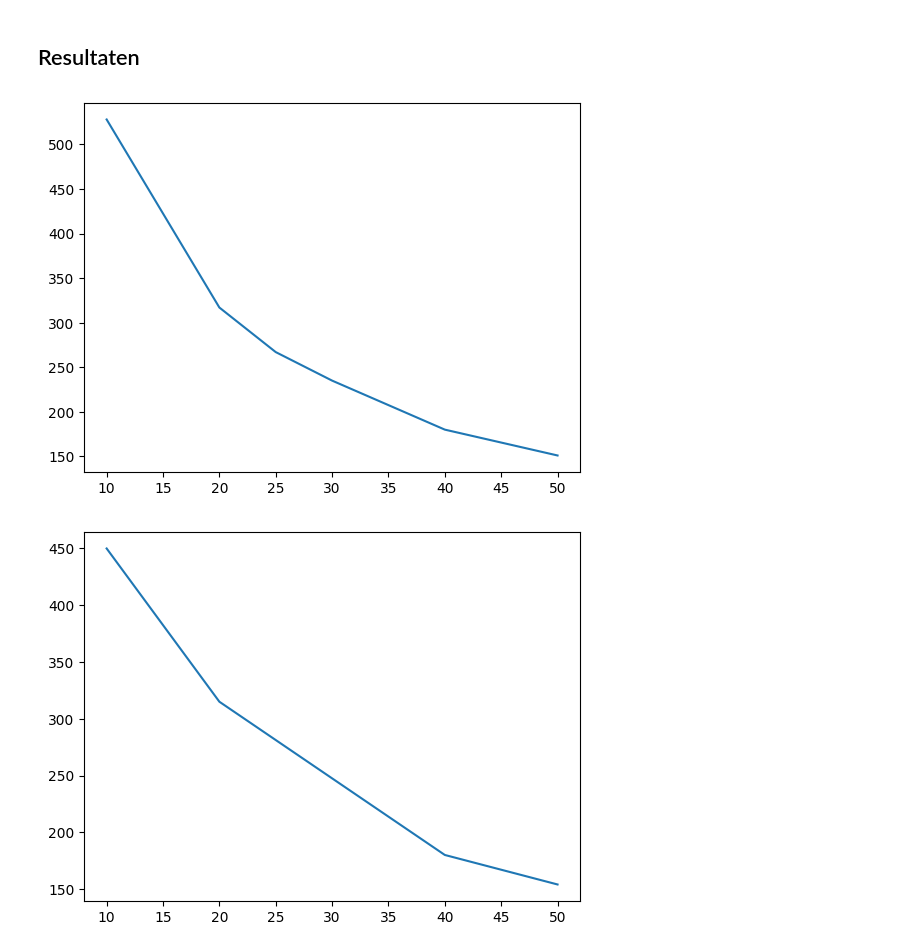
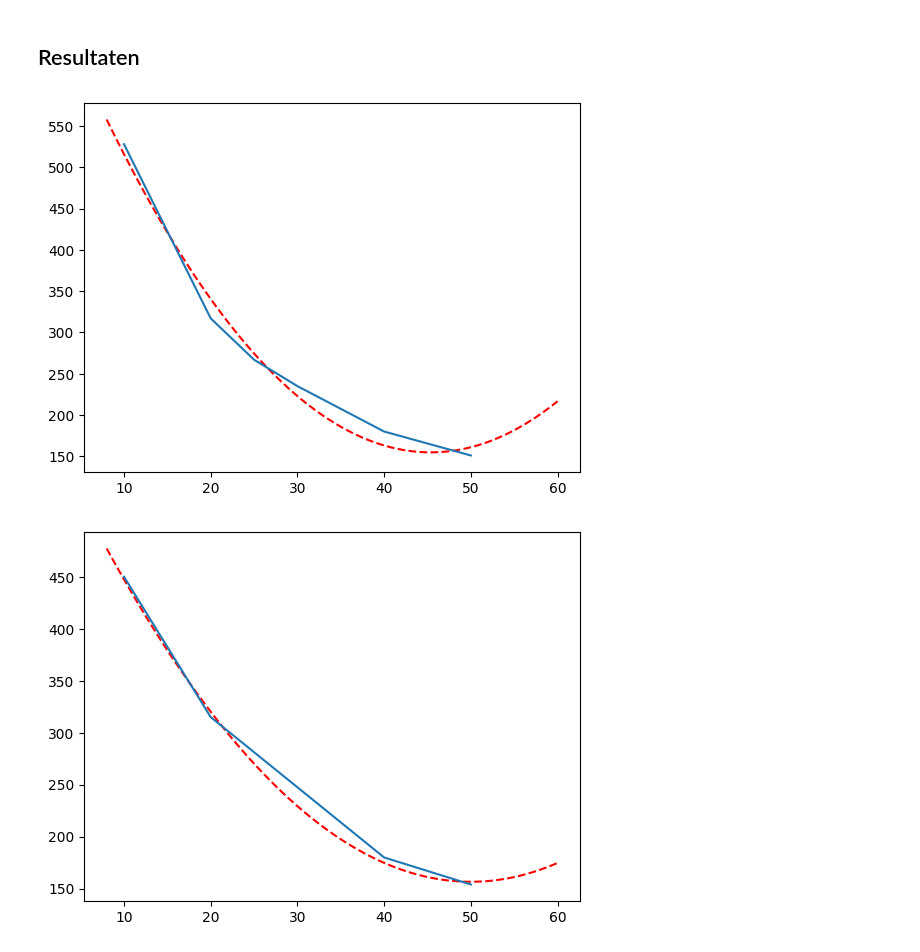
Before and after one commit to MikaBarDEV/IP-2-thermolab, a Jupyter notebook: Content/Labs/druksensorijken.ipynb, the cells around one changed output. Drawn from its saved outputs; the diff is of its cells as text; code cells hidden in the pictures.

```diff
--- a/Content/Labs/druksensorijken.ipynb
+++ b/Content/Labs/druksensorijken.ipynb
@@ -69,18 +69,34 @@ Maak gebruik van een systematische fout in het volume om het volume van de tube
 # %%
 import numpy as np
 import matplotlib.pyplot as plt
+from scipy.optimize import curve_fit
+
+def function_fit(x,a,b,c):
+    return a*x**2+b*x+c
 
 u_korteslang = np.array([151, 180, 235, 267, 317, 528]) # mV
 V_korteslang = np.array([50, 40, 30, 25, 20,10]) # ml
 
 u_langeslang = np.array([154,180,315,450]) # mV
 V_langeslang = np.array([50,40,20,10]) # ml
 
 
+
+val_kort, cov_kort = curve_fit(function_fit, V_korteslang, u_korteslang)
+val_lang, cov_lang = curve_fit(function_fit, V_langeslang, u_langeslang)
+
+
+x_test = np.linspace(0.8*min(V_korteslang),1.2*max(V_korteslang), 1000)
+y_fit = function_fit(x_test,*val_kort)
+plt.plot(x_test, y_fit, 'r--')
 plt.plot(V_korteslang, u_korteslang)
 plt.show()
+
+x_test = np.linspace(0.8*min(V_langeslang),1.2*max(V_langeslang), 1000)
+y_fit = function_fit(x_test,*val_lang)
+plt.plot(x_test, y_fit, 'r--')
 plt.plot(V_langeslang, u_langeslang)
 plt.show()
 # %% [output]
-[figure, old version]
+[figure, new version]
-[figure, old version]
+[figure, new version]
```
